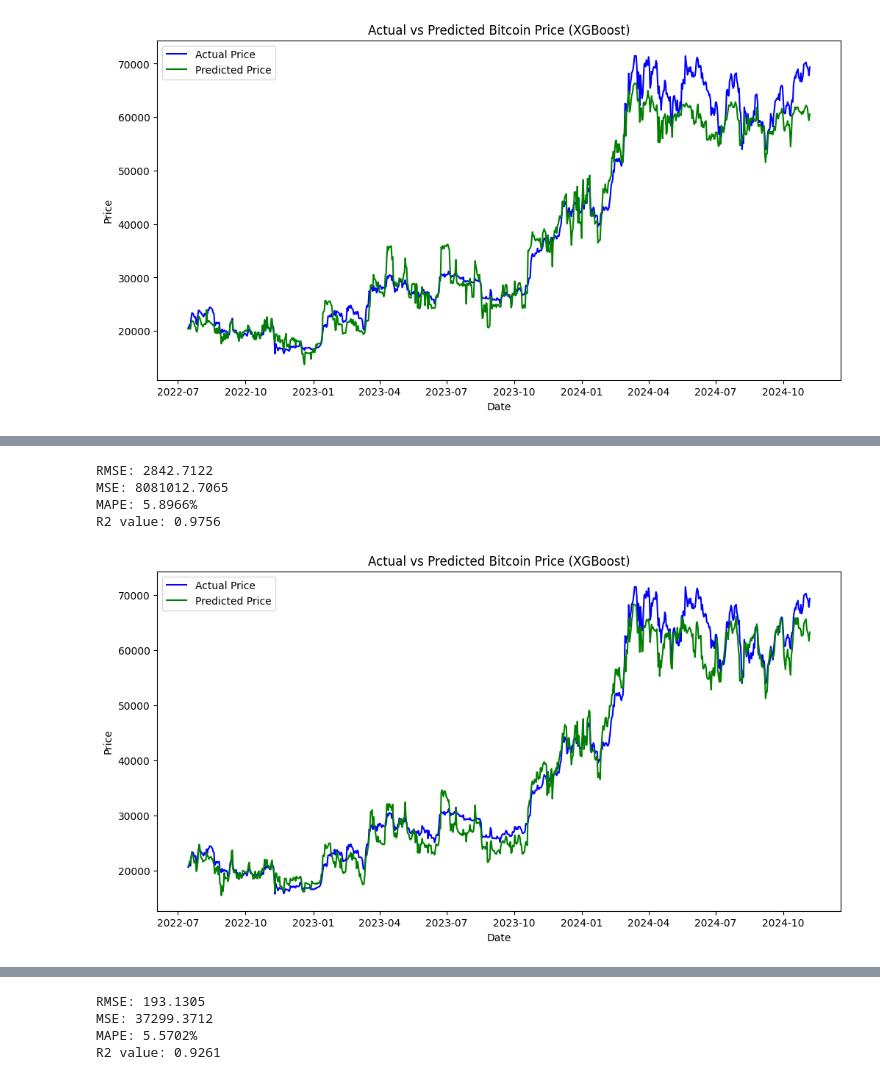
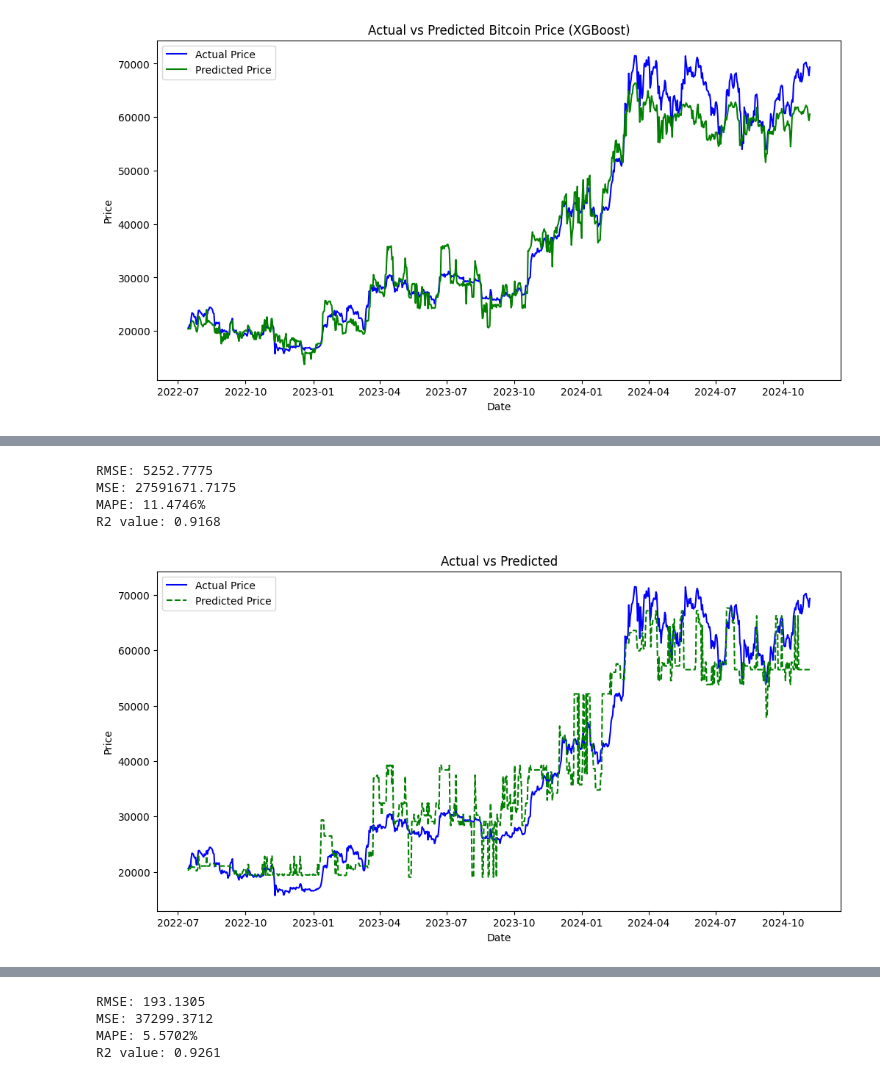
Before and after one commit to SaiTejaBorgam/Data-Science-Project, a Jupyter notebook: Project code.ipynb, the cells around one changed output, grey strips where cells are left out. Cells and saved outputs as stored; diff of their text form; code cells hidden in the pictures.

```diff
--- a/Project code.ipynb
+++ b/Project code.ipynb
@@ -578,8 +606,4 @@ Bitcoin_TI.set_index('snapped_at', inplace=True)
 # %%
-target = 'price'
-features = ["market_cap", "total_volume", "SMA_50", "SMA_200", "EMA_20", "EMA_50",
-                        "BB_Upper", "BB_Lower", "RSI"]
-
 data = Bitcoin_TI[[target] + features]
 
 #using mean
@@ -587,10 +611,10 @@ imputer = SimpleImputer(strategy='mean')
 data_imputed = pd.DataFrame(imputer.fit_transform(data), columns=data.columns, index=data.index)
 
 #features x and y
-X = data_imputed[features]
-y = data_imputed[target]
+X_imputed= data_imputed[features]
+y_imputed= data_imputed[target]
 #training and testing (80/20)
-X_train, X_test, y_train, y_test = train_test_split(X, y, test_size=0.2, shuffle=False)
+X_train, X_test, y_train, y_test = train_test_split(X_imputed, y_imputed, test_size=0.2, shuffle=False)
 #standard scalar to standadise the data
 scaler = StandardScaler()
 X_train_scaled = scaler.fit_transform(X_train)
@@ -877,45 +870,43 @@ Best Parameters: {'n_estimators': 300, 'max_depth': 3, 'learning_rate': 0.2}
 # %%
-features = ['SMA_50', 'SMA_200', 'EMA_20', 'EMA_50', 'BB_Upper', 'BB_Lower', 'RSI', 'MACD_Histogram', '%K', '%D']
-target = 'price'
+from sklearn.tree import DecisionTreeRegressor
 
 X = Bitcoin_TI[features]
 y = Bitcoin_TI[target]
 
 X_train, X_test, y_train, y_test = train_test_split(X, y, test_size=0.2, shuffle=False)
 
 scaler = StandardScaler()
 X_train_scaled = scaler.fit_transform(X_train)
 X_test_scaled = scaler.transform(X_test)
 
-model = xgb.XGBRegressor(objective='reg:squarederror', n_estimators=300, learning_rate=0.2, max_depth=3) #using best parameters i got from randomsearchcv
+model = DecisionTreeRegressor(random_state=10) #using all default values
 model.fit(X_train_scaled, y_train)
 
 y_pred = model.predict(X_test_scaled)
-
 
 mse = mean_squared_error(y_test, y_pred)
 mae = mean_absolute_error(y_test, y_pred)
 r2 = r2_score(y_test, y_pred)
 rmse = np.sqrt(mse)
 mape = np.mean(np.abs((y_test - y_pred) / y_test)) * 100
 
 print(f"RMSE: {rmse:.4f}")
 print(f"MSE: {mse:.4f}")
 print(f"MAPE: {mape:.4f}%")
 print(f"R2 value: {r2:.4f}")
 
 plt.figure(figsize=(12, 6))
 plt.plot(y_test.index, y_test, label="Actual Price", color='blue')
-plt.plot(y_test.index, y_pred, label="Predicted Price", color='green')
-plt.title('Actual vs Predicted Bitcoin Price (XGBoost)')
+plt.plot(y_test.index, y_pred, label="Predicted Price",linestyle='--',color='green')
+plt.title('Actual vs Predicted')
 plt.xlabel('Date')
 plt.ylabel('Price')
 plt.legend()
 plt.show()
 # %% [output]
-RMSE: 2842.7122
-MSE: 8081012.7065
-MAPE: 5.8966%
-R2 value: 0.9756
+RMSE: 5252.7775
+MSE: 27591671.7175
+MAPE: 11.4746%
+R2 value: 0.9168
-[figure, old version]
+[figure, new version]
 # %%
```
Also changed, not shown: parts of 76 cells of this notebook.
